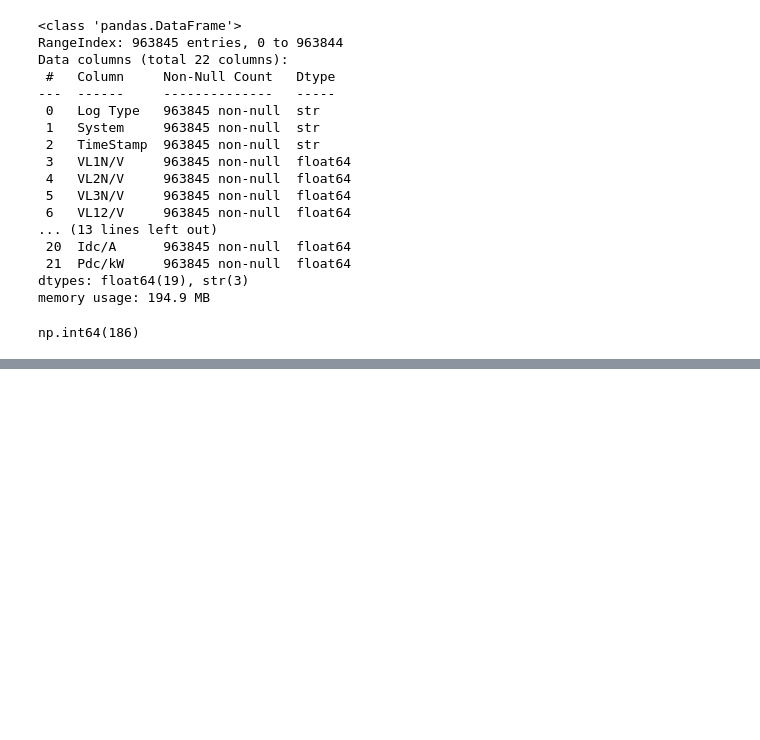
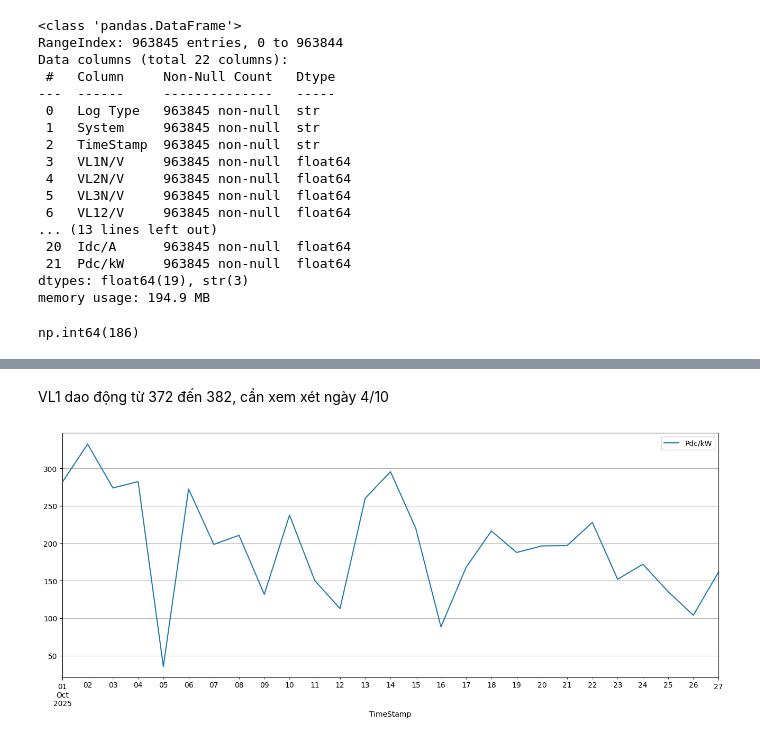
Before and after one commit to nguyenquynhanh10267-debug/PV, a Jupyter notebook: APU_Stat_10/apu1.ipynb, the cells around one changed output, grey strips where cells are left out. Drawn from its saved outputs; the diff is of its cells as text; code cells hidden in the pictures; blank space fills up the shorter version.

```diff
--- a/APU_Stat_10/apu1.ipynb
+++ b/APU_Stat_10/apu1.ipynb
@@ -40,0 +86,9 @@ np.int64(186)
+# %% [markdown]
+VL1 dao động từ 372 đến 382, cần xem xét ngày 4/10
+# %%
+cols_to_plot = ['Pdc/kW']
+apu3[cols_to_plot].resample('D').mean().plot(subplots=True, figsize=(16, 6), grid=True)
+#plt.ylim(350,400)
+plt.show()
+# %% [output]
+[figure, added]
```
Also changed, not shown: parts of 15 cells of this notebook, 6 other files.
